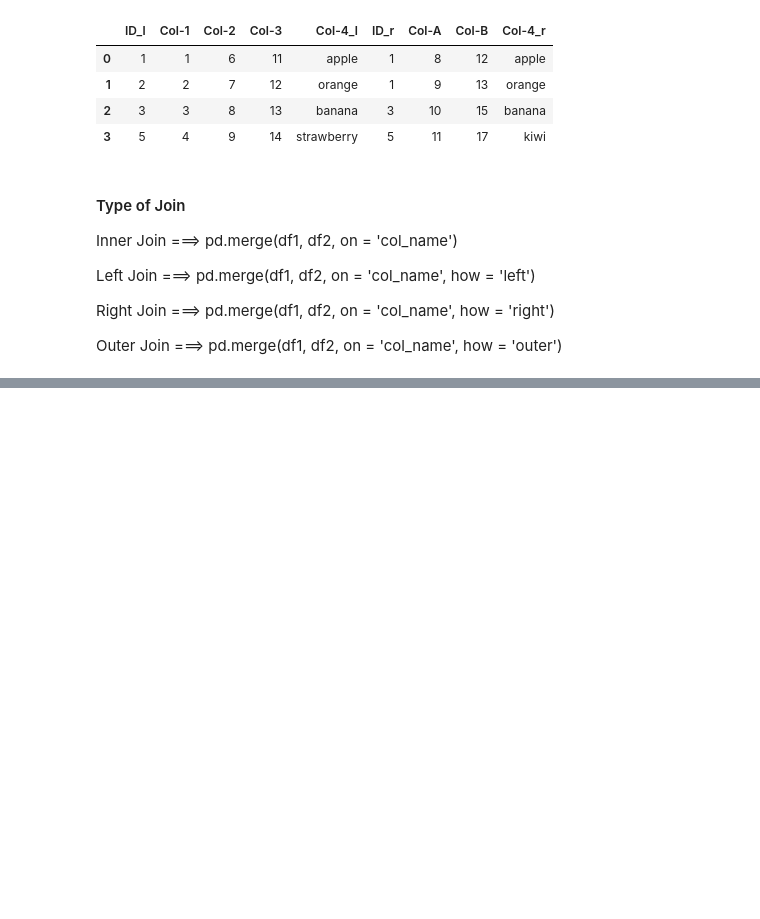
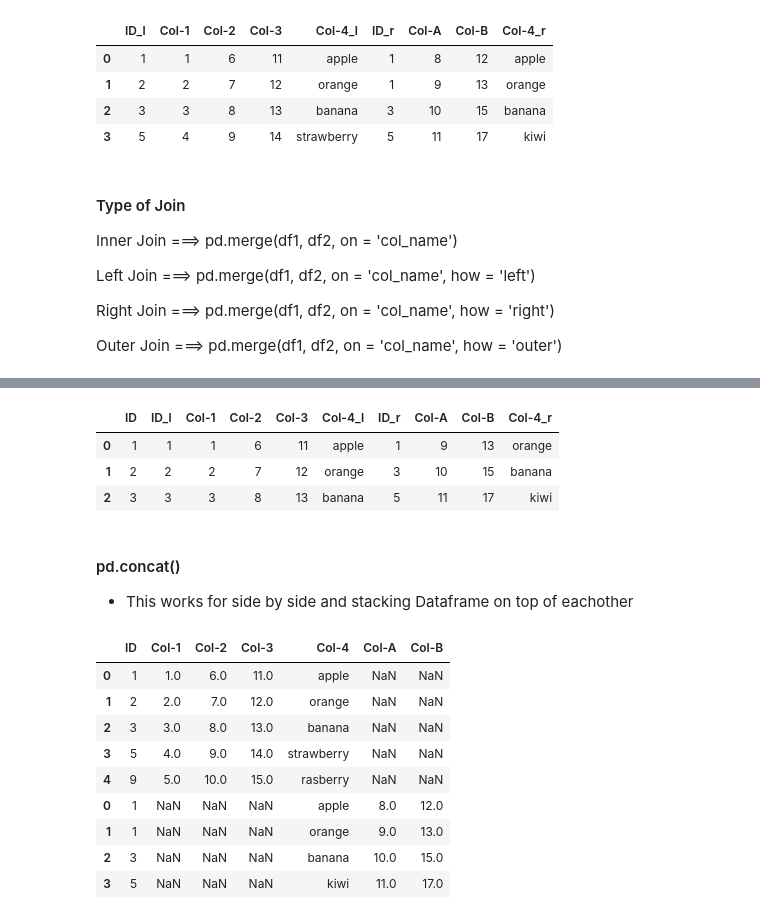
Before and after one commit to ericmaniraguha/Data-Science-and-ML-22, a Jupyter notebook: merge_concat_join_append.ipynb, the cells around one changed output, grey strips where cells are left out. Saved outputs shown, nothing was run; the diff lists cells and outputs as text; code cells hidden in the pictures; blank space fills up the shorter version.

Commit message:
done with join, merge, concat, and append

```diff
--- a/merge_concat_join_append.ipynb
+++ b/merge_concat_join_append.ipynb
@@ -90,0 +136,24 @@ Outer Join ===> pd.merge(df1, df2, on = 'col_name', how = 'outer')
+# %%
+# join default to right
+dataset_df1.join( dataset_df2, on = 'ID',how = 'inner' ,lsuffix= '_l', rsuffix= '_r')
+# %% [output]
+|  | ID | ID_l | Col-1 | Col-2 | Col-3 | Col-4_l | ID_r | Col-A | Col-B | Col-4_r |
+| 0 | 1 | 1 | 1 | 6 | 11 | apple | 1 | 9 | 13 | orange |
+| 1 | 2 | 2 | 2 | 7 | 12 | orange | 3 | 10 | 15 | banana |
+| 2 | 3 | 3 | 3 | 8 | 13 | banana | 5 | 11 | 17 | kiwi |
+# %% [markdown]
+#### pd.concat()
+* This works for side by side and stacking Dataframe on top of eachother
+# %%
+pd.concat([dataset_df1,dataset_df2])
+# %% [output]
+|  | ID | Col-1 | Col-2 | Col-3 | Col-4 | Col-A | Col-B |
+| 0 | 1 | 1.0 | 6.0 | 11.0 | apple | NaN | NaN |
+| 1 | 2 | 2.0 | 7.0 | 12.0 | orange | NaN | NaN |
+| 2 | 3 | 3.0 | 8.0 | 13.0 | banana | NaN | NaN |
+| 3 | 5 | 4.0 | 9.0 | 14.0 | strawberry | NaN | NaN |
+| 4 | 9 | 5.0 | 10.0 | 15.0 | rasberry | NaN | NaN |
+| 0 | 1 | NaN | NaN | NaN | apple | 8.0 | 12.0 |
+| 1 | 1 | NaN | NaN | NaN | orange | 9.0 | 13.0 |
+| 2 | 3 | NaN | NaN | NaN | banana | 10.0 | 15.0 |
+| 3 | 5 | NaN | NaN | NaN | kiwi | 11.0 | 17.0 |
```
Also changed, not shown: parts of 13 cells of this notebook.
